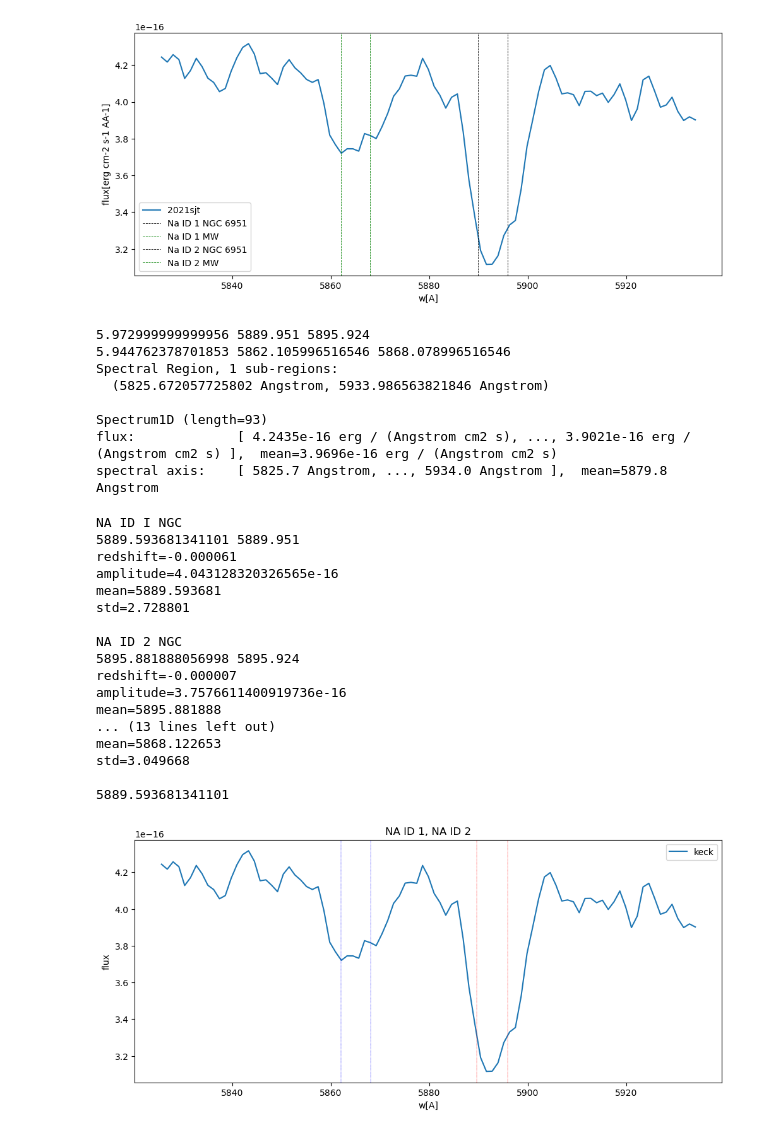
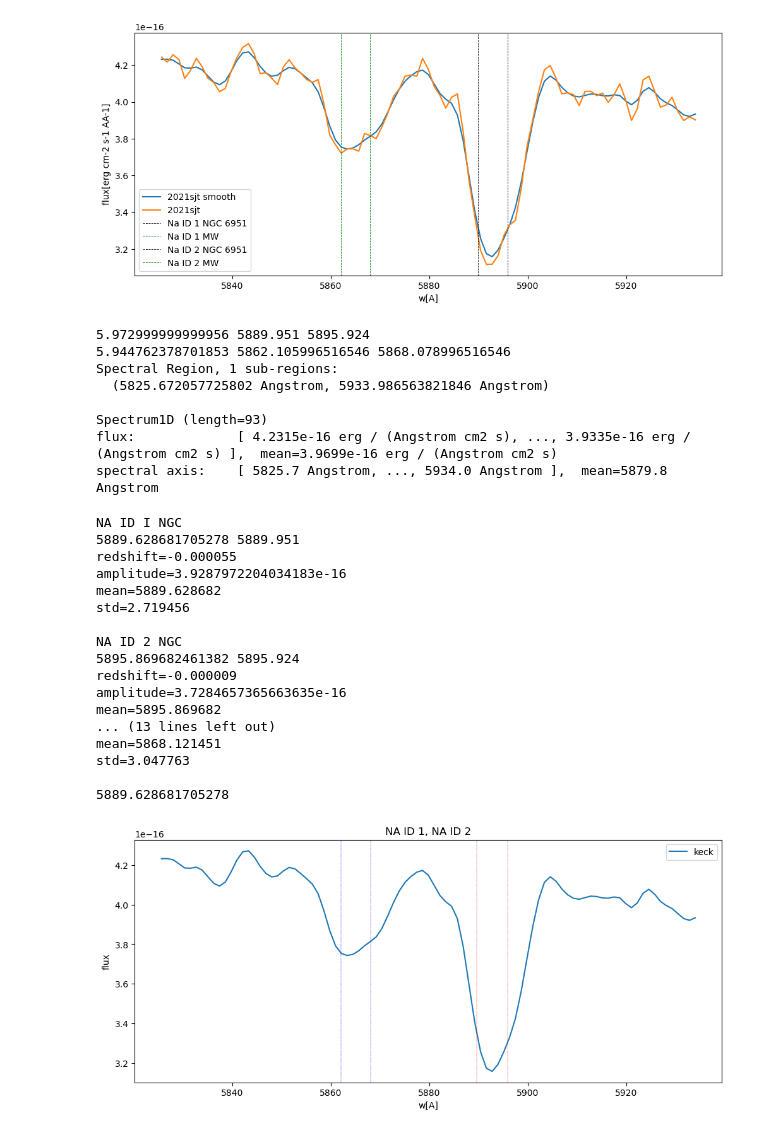
Before and after one commit to kirstytaggart/Lamat-progenitor-project, a Jupyter notebook: Measure_EW_NAID_2021sjt.ipynb, the cells around one changed output. Cells and saved outputs as stored; diff of their text form; code cells hidden in the pictures.

```diff
--- a/Measure_EW_NAID_2021sjt.ipynb
+++ b/Measure_EW_NAID_2021sjt.ipynb
@@ -24,6 +24,42 @@ import extinction
 from astropy.modeling.functional_models import Gaussian1D
 from astropy.convolution import convolve_models
 from astropy.modeling.polynomial import Chebyshev1D
+# %%
+def gsmooth(x_array, y_array, var_y, vexp , nsig = 5.0):
+    """Function gsmooth() is an inverse variance weighted Gaussian smoothing of spectra
+       Optional imputs are smoothing velocity (vexp) and number of sigma (nsig)
+       Syntax: new_y_array = gsmooth(x_array, y_array, var_y, vexp = 0.01, nsig = 5.0)
+    """
+
+    # Check for zero variance points, and set to 1E-20
+
+    if var_y is None:
+        var_y = 1.e-31*np.ones(len(y_array))
+
+    # Output y-array
+    new_y = np.zeros(len(x_array), float)
+
+    # Loop over y-array elements
+    for i in range(len(x_array)):
+
+        # Construct a Gaussian of sigma = vexp*x_array[i]
+        gaussian = np.zeros(len(x_array), float)
+        sigma = vexp*x_array[i]
+
+        # Restrict range to +/- nsig sigma
+        sigrange = np.nonzero(abs(x_array-x_array[i]) <= nsig*sigma)
+        gaussian[sigrange] = (1/(sigma*np.sqrt(2*np.pi)))*np.exp(-0.5*((x_array[sigrange]-x_array[i])/sigma)**2)
+
+        # Multiply Gaussian by 1 / variance
+        W_lambda = gaussian / var_y
+
+        # Perform a weighted sum to give smoothed y value at x_array[i]
+        W0 = np.sum(W_lambda)
+        W1 = np.sum(W_lambda*y_array)
+        new_y[i] = W1/W0
+
+    # Return smoothed y-array
+    return new_y
 # %%
 line_list = { # these are all in air not vacuum
     'H-alpha': 6562.80,
@@ -97,23 +134,31 @@ wav1=wav1/(1+z)
 # %%
 wav_region_left=5825 * u.AA
 wav_region_right=5935 * u.AA
 ind=np.where((wav1>wav_region_left) & (wav1<wav_region_right))
 fig, ax = plt.subplots(figsize=(12,5),nrows=1, ncols=1)
+#Variance is the average squared deviations from the mean, while standard deviation is the square root of this number
+var_dereddened_flux = np.mean(dereddened_flux)*np.mean(dereddened_flux)
+
+#smooth the spectrum
+smooth_dereddened_flux = gsmooth(wav1.value, dereddened_flux.value, var_y = var_dereddened_flux.value, vexp = 0.00025, nsig = 5.0)
+smooth_dereddened_flux = smooth_dereddened_flux*u.Unit('erg cm-2 s-1 AA-1')
+ax.plot(wav1[ind], smooth_dereddened_flux[ind], label = '2021sjt smooth')
+
 ax.plot(wav1[ind], dereddened_flux[ind], label = '2021sjt')
 
 # plot Na ID absorption from 2021sjt,
 ax.axvline(line_list['NA ID 1'], color='black', linestyle='--',linewidth=0.6, label = 'Na ID 1 NGC 6951')
 ax.axvline(line_list['NA ID 1']/(1+z), color='green', linestyle='--',linewidth=0.6, label = 'Na ID 1 MW')
 
 ax.axvline(line_list['NA ID 2'], color='black', linestyle='--',linewidth=0.6, label = 'Na ID 2 NGC 6951')
 ax.axvline(line_list['NA ID 2']/(1+z), color='green', linestyle='--',linewidth=0.6, label = 'Na ID 2 MW')
 
 plt.legend()
 plt.xlabel("w[A]")
 ax.set_ylabel("flux[erg cm-2 s-1 AA-1]")
 plt.show()
 # %% [output]
-[figure, old version]
+[figure, new version]
 # %%
 #only NA_ID_1_X is varying, NA_ID_2_X is just an offset
 NA_ID_1_NGC=line_list['NA ID 1']
@@ -128,7 +173,7 @@ NA_ID_MW_DIFF = NA_ID_2_MW_line - NA_ID_1_MW
 NA_ID_2_MW = NA_ID_1_MW + 5.973
 print(NA_ID_MW_DIFF, NA_ID_1_MW, NA_ID_2_MW)
 
-spectrum = Spectrum1D(flux=dereddened_flux , spectral_axis=wav1)
+spectrum = Spectrum1D(flux=smooth_dereddened_flux, spectral_axis=wav1)
 sub_region = SpectralRegion(wav1[ind].min(), wav1[ind].max())
 print(sub_region)
 sub_spectrum = extract_region(spectrum, sub_region)
@@ -141,7 +186,7 @@ Spectral Region, 1 sub-regions:
   (5825.672057725802 Angstrom, 5933.986563821846 Angstrom)
 
 Spectrum1D (length=93)
-flux:             [ 4.2435e-16 erg / (Angstrom cm2 s), ..., 3.9021e-16 erg / (Angstrom cm2 s) ],  mean=3.9696e-16 erg / (Angstrom cm2 s)
+flux:             [ 4.2315e-16 erg / (Angstrom cm2 s), ..., 3.9335e-16 erg / (Angstrom cm2 s) ],  mean=3.9699e-16 erg / (Angstrom cm2 s)
 spectral axis:    [ 5825.7 Angstrom, ..., 5934.0 Angstrom ],  mean=5879.8 Angstrom
 # %%
 # Step 3 - Normalise the spectrum by modelling the continuum
@@ -149,7 +194,7 @@ spectral axis:    [ 5825.7 Angstrom, ..., 5934.0 Angstrom ],  mean=5879.8 Angstr
 
 
 fig, ax = plt.subplots(figsize=(12,5),nrows=1, ncols=1)
-ax.plot(wav1[ind], dereddened_flux[ind], label = 'keck')
+ax.plot(wav1[ind], smooth_dereddened_flux[ind], label = 'keck')
 
 #ax.axvline(NA_ID_CENTRAL_MW_FINAL, color='blue', linestyle='--',alpha=0.9,linewidth=0.3, label = 'NA ID CENTRAL MW')
 ax.legend()
@@ -258,23 +303,23 @@ ax.set_ylabel("flux")
 plt.show()
 # %% [output]
 NA ID I NGC
-5889.593681341101 5889.951
-redshift=-0.000061
-amplitude=4.043128320326565e-16
-mean=5889.593681
-std=2.728801
+5889.628681705278 5889.951
+redshift=-0.000055
+amplitude=3.9287972204034183e-16
+mean=5889.628682
+std=2.719456
 
 NA ID 2 NGC
-5895.881888056998 5895.924
-redshift=-0.000007
-amplitude=3.7576611400919736e-16
-mean=5895.881888
+5895.869682461382 5895.924
+redshift=-0.000009
+amplitude=3.7284657365663635e-16
+mean=5895.869682
 ... (13 lines left out)
-mean=5868.122653
-std=3.049668
+mean=5868.121451
+std=3.047763
 
-5889.593681341101
+5889.628681705278
-[figure, old version]
+[figure, new version]
 # %%
 line_estimates.amplitude.value,line_estimates.mean.value,line_estimates.stddev.value,
 # %% [output]
```
Also changed, not shown: parts of 5 cells of this notebook.
